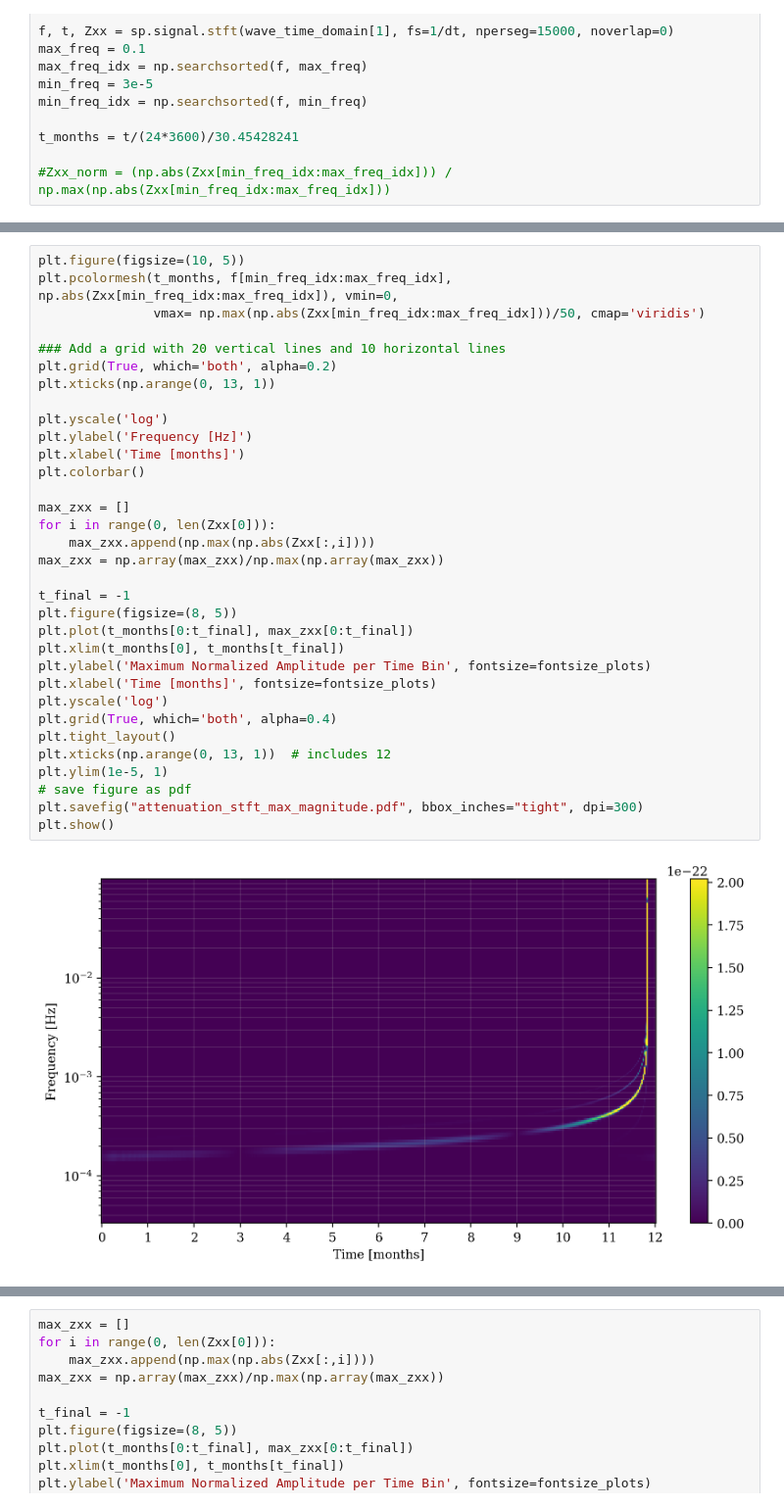
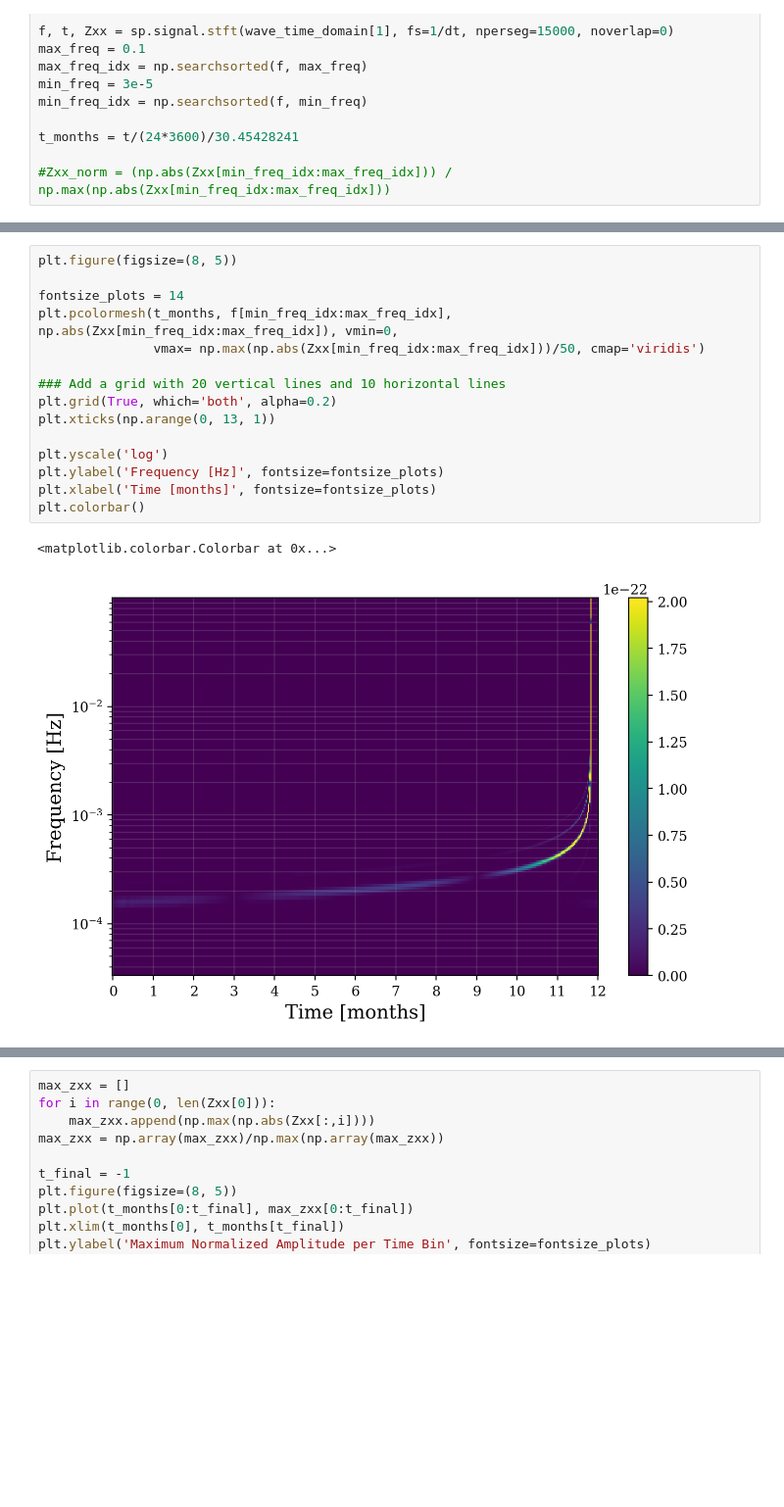
Before and after one commit to manishprasad0/LISA_Master_Thesis, a Jupyter notebook: attenuation/attenuation.ipynb, the cells around one changed output, grey strips where cells are left out. Shown at 98% size. Cells and saved outputs as stored; diff of their text form; blank space fills up the shorter version.

```diff
--- a/attenuation/attenuation.ipynb
+++ b/attenuation/attenuation.ipynb
@@ -73,35 +153,18 @@ t_months = t/(24*3600)/30.45428241
 # %%
-plt.figure(figsize=(10, 5))
+plt.figure(figsize=(8, 5))
+
+fontsize_plots = 14
 plt.pcolormesh(t_months, f[min_freq_idx:max_freq_idx], np.abs(Zxx[min_freq_idx:max_freq_idx]), vmin=0,
                vmax= np.max(np.abs(Zxx[min_freq_idx:max_freq_idx]))/50, cmap='viridis')
 
 ### Add a grid with 20 vertical lines and 10 horizontal lines
 plt.grid(True, which='both', alpha=0.2)
 plt.xticks(np.arange(0, 13, 1))
 
 plt.yscale('log')
-plt.ylabel('Frequency [Hz]')
-plt.xlabel('Time [months]')
+plt.ylabel('Frequency [Hz]', fontsize=fontsize_plots)
+plt.xlabel('Time [months]', fontsize=fontsize_plots)
 plt.colorbar()
-
-max_zxx = []
-for i in range(0, len(Zxx[0])):
-    max_zxx.append(np.max(np.abs(Zxx[:,i])))
-max_zxx = np.array(max_zxx)/np.max(np.array(max_zxx))
-
-t_final = -1
-plt.figure(figsize=(8, 5))
-plt.plot(t_months[0:t_final], max_zxx[0:t_final])
-plt.xlim(t_months[0], t_months[t_final])
-plt.ylabel('Maximum Normalized Amplitude per Time Bin', fontsize=fontsize_plots)
-plt.xlabel('Time [months]', fontsize=fontsize_plots)
-plt.yscale('log')
-plt.grid(True, which='both', alpha=0.4)
-plt.tight_layout()
-plt.xticks(np.arange(0, 13, 1))  # includes 12
-plt.ylim(1e-5, 1)
-# save figure as pdf
-plt.savefig("attenuation_stft_max_magnitude.pdf", bbox_inches="tight", dpi=300)
-plt.show()
 # %% [output]
+<matplotlib.colorbar.Colorbar at 0x...>
-[figure, old version]
+[figure, new version]
```
Also changed, not shown: parts of 9 cells of this notebook, 24 other files.
